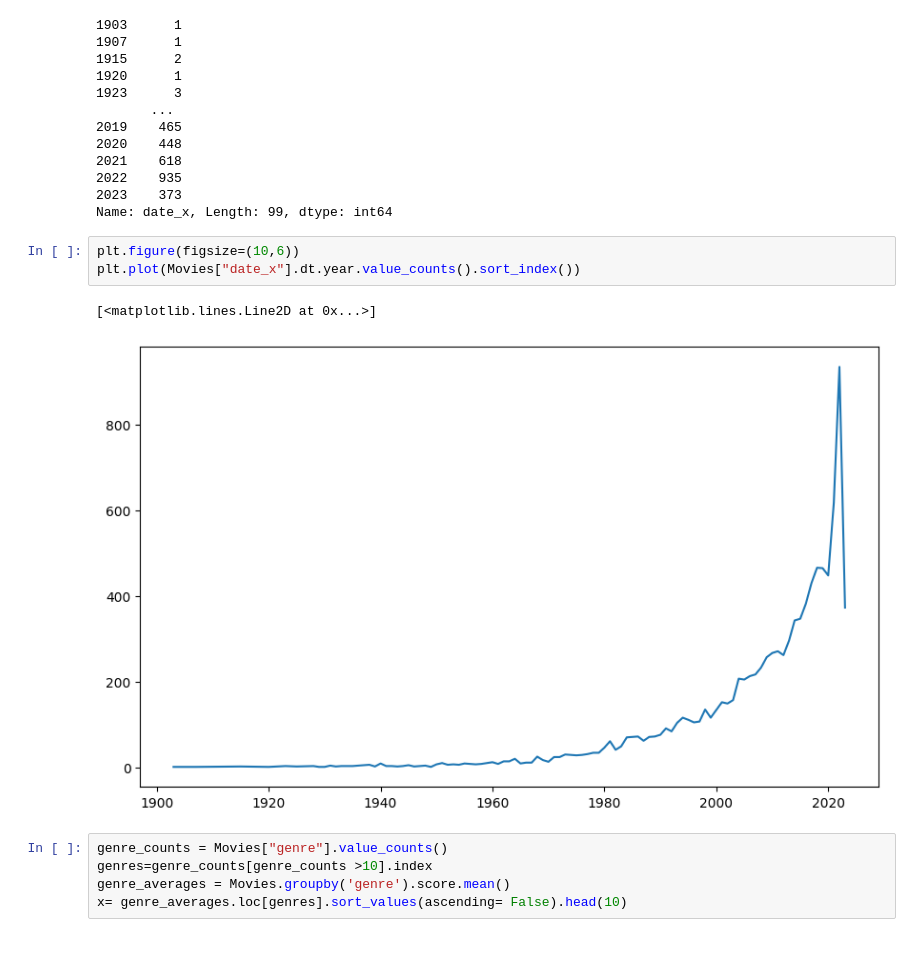
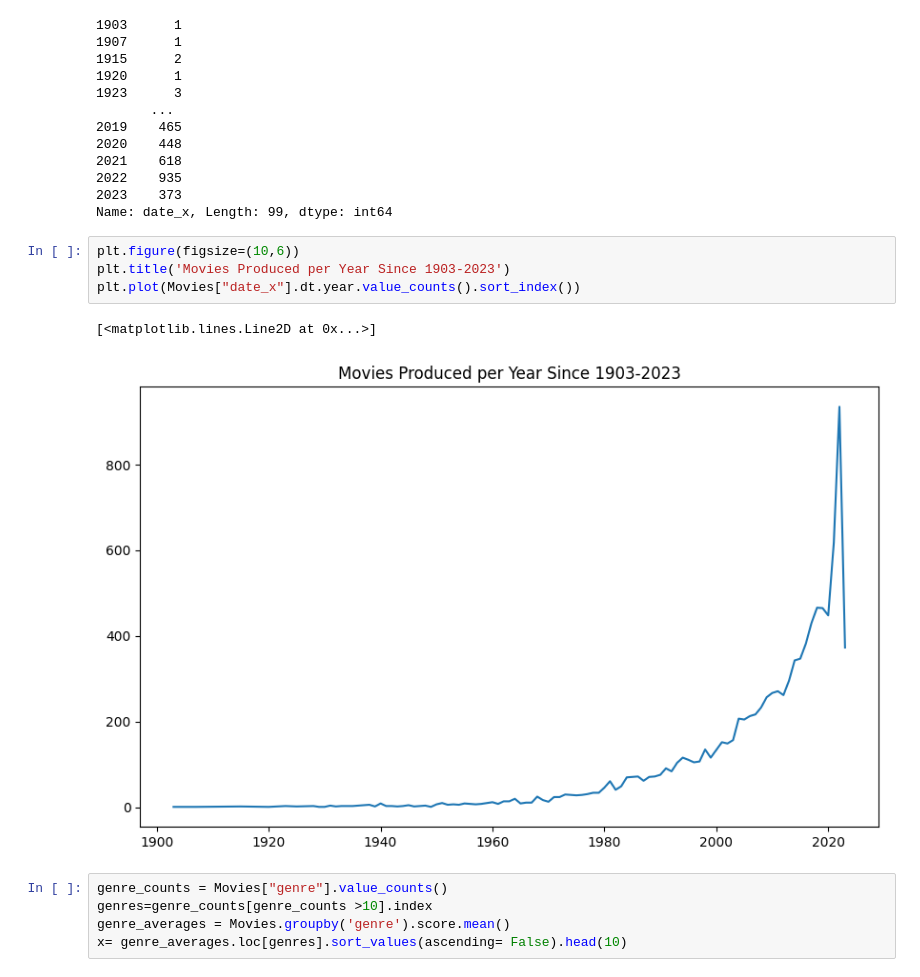
Before and after one commit to FransGeldenhuys/Personal_Projects, a Jupyter notebook: exploratory-data-analysis-imdb-movies.ipynb, the cells around one changed output. Drawn from its saved outputs; the diff is of its cells as text; blank space fills up the shorter version.

Commit message:
Kaggle Notebook | Exploratory Data Analysis IMDB Movies | Version 2

```diff
--- a/exploratory-data-analysis-imdb-movies.ipynb
+++ b/exploratory-data-analysis-imdb-movies.ipynb
@@ -276,10 +280,11 @@ Movies["date_x"].dt.year.value_counts().sort_index()
 Name: date_x, Length: 99, dtype: int64
 # %%
 plt.figure(figsize=(10,6))
+plt.title('Movies Produced per Year Since 1903-2023')
 plt.plot(Movies["date_x"].dt.year.value_counts().sort_index())
 # %% [output]
 [<matplotlib.lines.Line2D at 0x...>]
-[figure, old version]
+[figure, new version]
 # %%
 genre_counts = Movies["genre"].value_counts()
 genres=genre_counts[genre_counts >10].index
```
Also changed, not shown: parts of 8 cells of this notebook.
